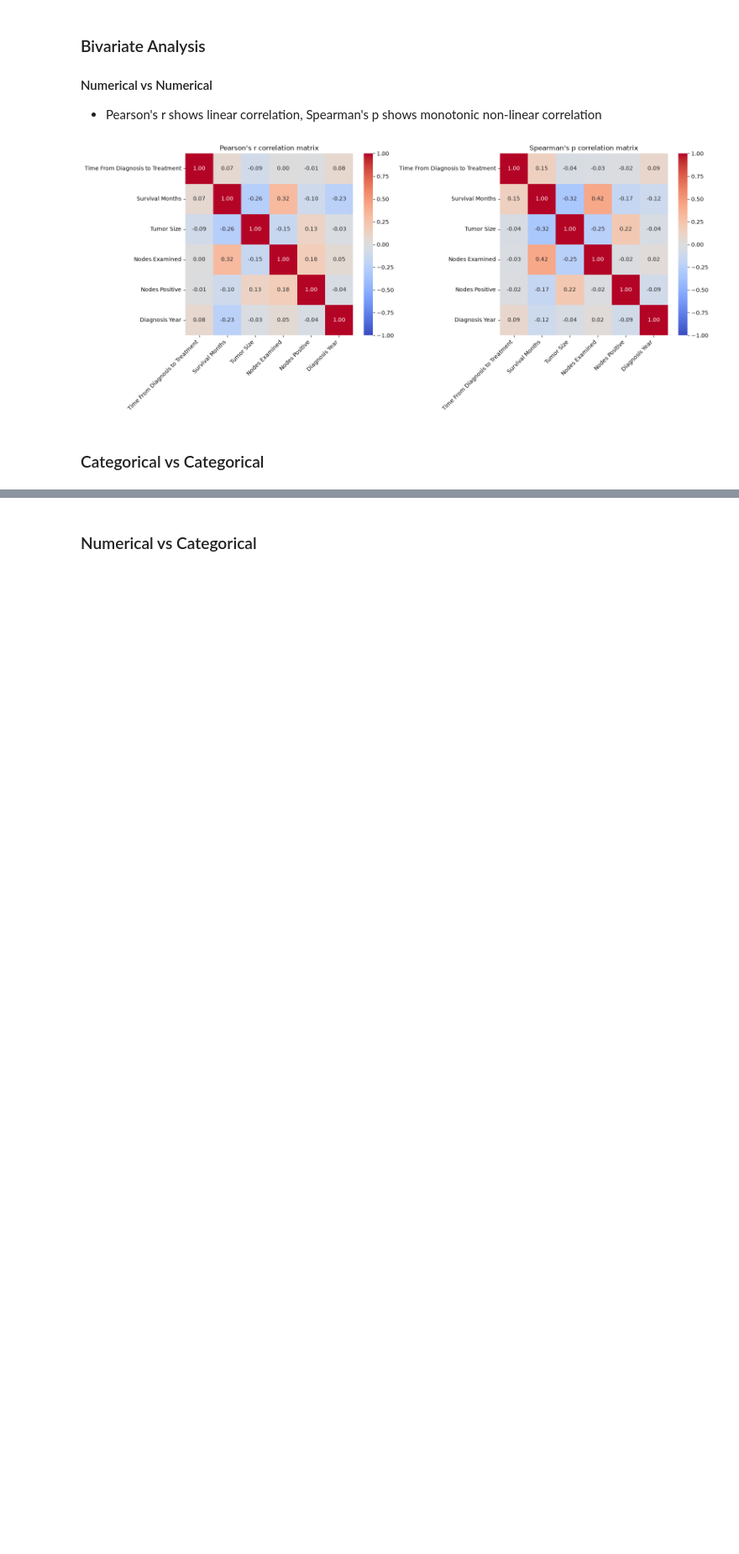
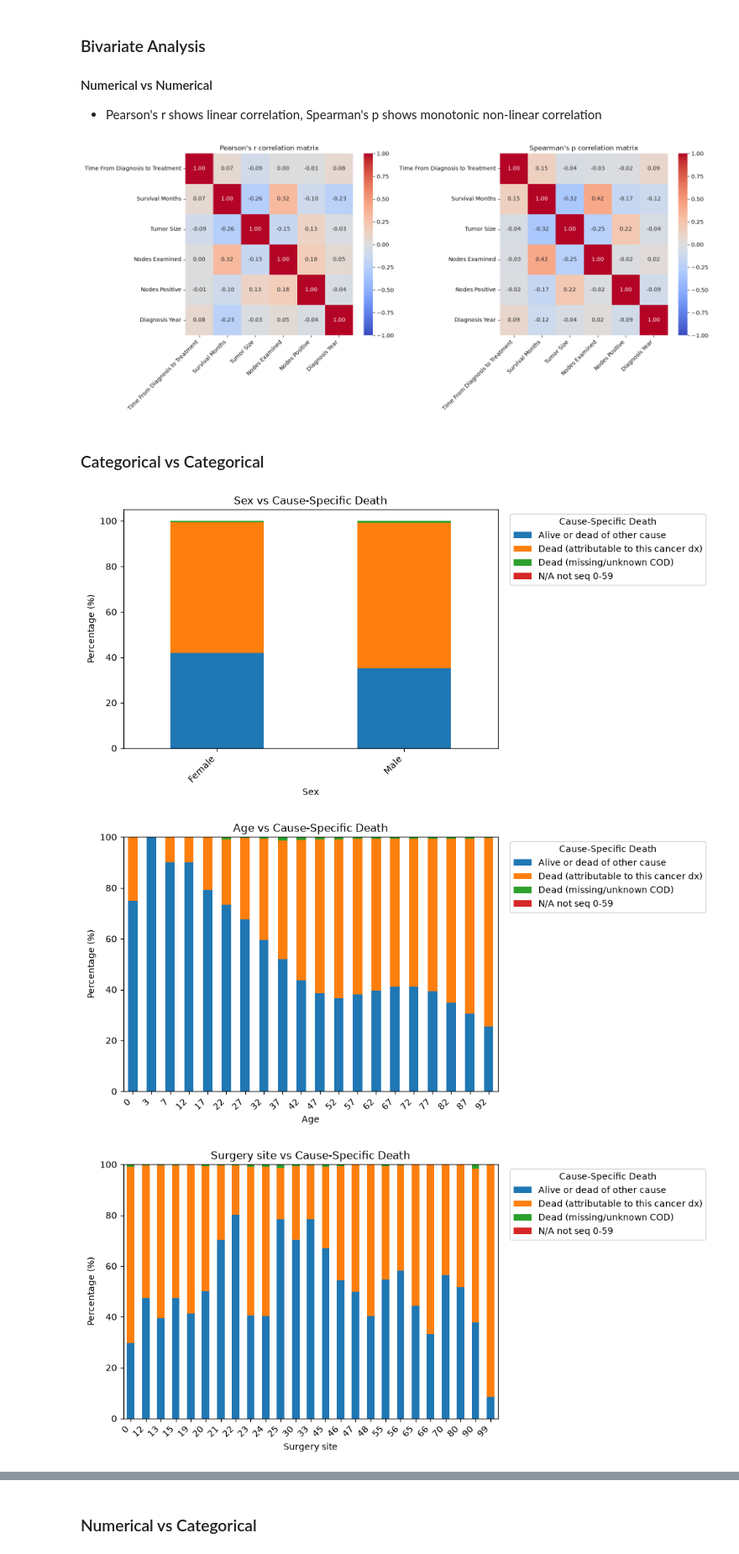
Before and after one commit to HadiAlrihani/SEER-Survival-Curve, a Jupyter notebook: Notebooks/1 - Exploratory Data Analysis.ipynb, the cells around one changed output, grey strips where cells are left out. Shown at 84% size. Drawn from its saved outputs; the diff is of its cells as text; code cells hidden in the pictures; blank space fills up the shorter version.

Commit message:
(EDA) - Bivariate categorical visualization - Stacked bar charts showing cats vs cause of death

```diff
--- a/Notebooks/1 - Exploratory Data Analysis.ipynb
+++ b/Notebooks/1 - Exploratory Data Analysis.ipynb
@@ -365,3 +364,66 @@ plt.show()
 [figure]
 # %% [markdown]
 ### Categorical vs Categorical
+# %%
+import pandas as pd
+import matplotlib.pyplot as plt
+
+target = 'SEER cause-specific death classification'
+
+# Only include these categorical predictors
+categorical_plot = [
+    'Sex',
+    'Age recode with <1 year olds and 90+',
+    'RX Summ--Surg Prim Site (1998+)',
+    'Radiation recode',
+    'Chemotherapy recode (yes, no/unk)',
+    'SEER Combined Mets at DX-lung (2010+)',
+    'Separate Tumor Nodules Ipsilateral Lung Recode (2010+)',
+    'Race recode (W, B, AI, API)',
+    'Visceral and Parietal Pleural Invasion Recode (2010+)'
+]
+
+for col in categorical_plot:
+
+    # Create percentage table
+    ct = pd.crosstab(
+        df[col],
+        df[target],
+        normalize='index'
+    ) * 100
+
+    # Shorten long category names specifically for these variables
+    if categorical_labels[col] in [
+        'Pleural Invasion',
+        'Separate Tumor Nodules'
+    ]:
+        ct.index = ct.index.map(
+            lambda x: f'{str(x)[:15]}...{str(x)[-15:]}'
+            if len(str(x)) > 30
+            else str(x)
+        )
+
+    # Plot
+    ax = ct.plot(
+        kind='bar',
+        stacked=True,
+        figsize=(10, 5)
+    )
+
+    ax.set_title(f'{categorical_labels[col]} vs Cause-Specific Death')
+    ax.set_xlabel(categorical_labels[col])
+    ax.set_ylabel('Percentage (%)')
+
+    ax.legend(
+        title='Cause-Specific Death',
+        bbox_to_anchor=(1.02, 1),
+        loc='upper left'
+    )
+
+    plt.xticks(rotation=45, ha='right')
+    plt.tight_layout()
+    plt.show()
+# %% [output]
+[figure, added]
+[figure, added]
+[figure, added]
```
Also changed, not shown: parts of 2 cells of this notebook.
